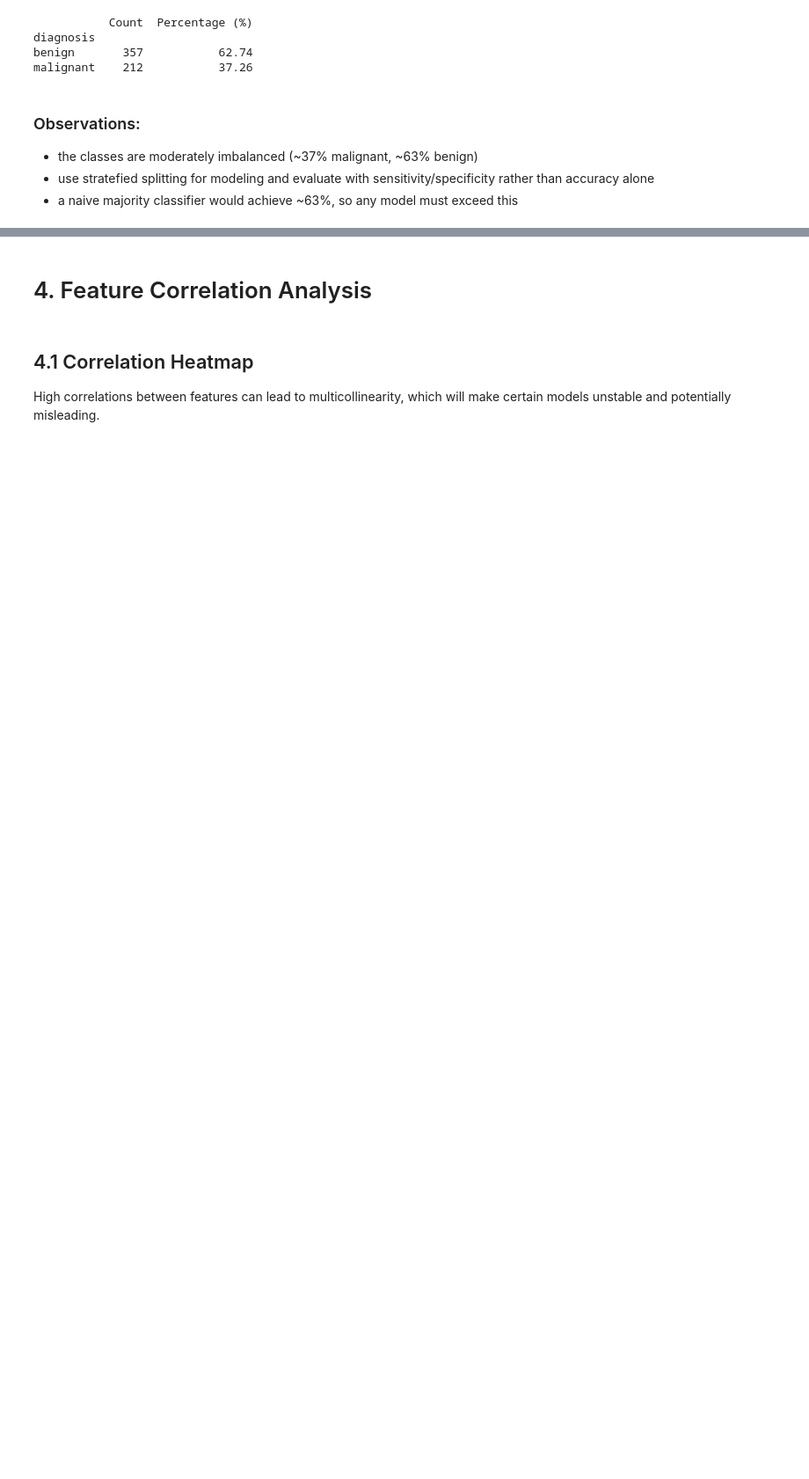
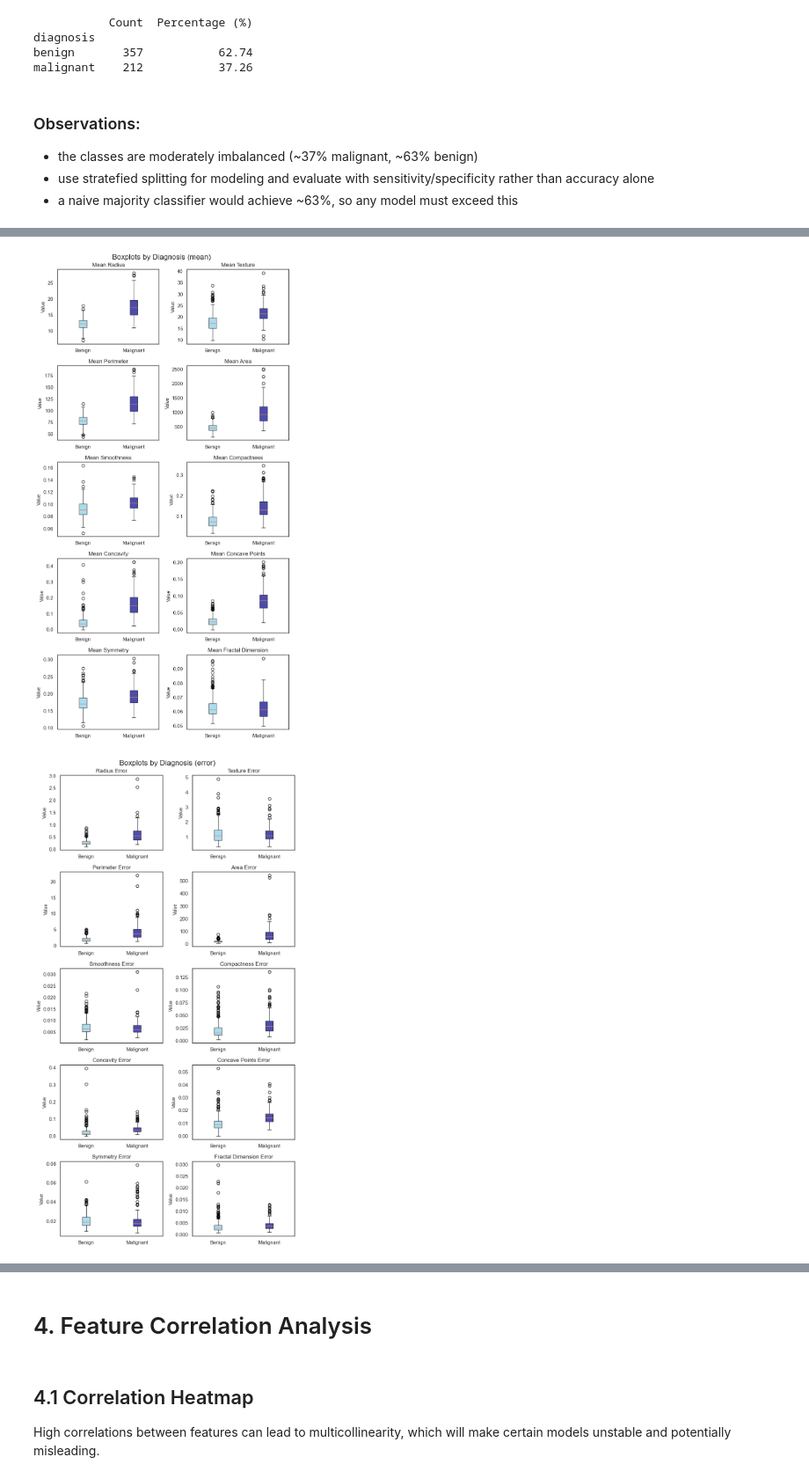
Before and after one commit to sarahcreighton/breast-cancer-classifier, a Jupyter notebook: notebooks/01_eda.ipynb, the cells around one changed output, grey strips where cells are left out. Shown at 88% size. Saved outputs shown, nothing was run; the diff lists cells and outputs as text; code cells hidden in the pictures; blank space fills up the shorter version.

```diff
--- a/notebooks/01_eda.ipynb
+++ b/notebooks/01_eda.ipynb
@@ -275,0 +277,44 @@ plt.show()
+# %%
+## Boxplots & Outlier Detection
+
+# create one figure per measure
+for m in measures:
+    feats = [col for col in df.columns if col.__contains__(m)]
+
+    fig, axes = plt.subplots(5, 2, figsize = (8, 15))
+    axes = axes.flatten()
+
+    for i, ft in enumerate(feats):
+
+        # split the data by diagnosis
+        ben = df[df["diagnosis"] == "benign"][ft]
+        mal = df[df["diagnosis"] == "malignant"][ft]
+
+        # draw the boxplot
+        bp = axes[i].boxplot(
+            [ben, mal],
+            tick_labels = ["Benign", "Malignant"],
+            patch_artist = True,
+            notch = False
+        )
+
+        # set boxes
+        bp["boxes"][0].set_facecolor(cols["benign"])
+        bp["boxes"][0].set_alpha(0.7)
+        bp["boxes"][1].set_facecolor(cols["malignant"])
+        bp["boxes"][1].set_alpha(0.7)
+
+        # add title/label
+        axes[i].set_title(ft.title(), fontsize=12)
+        axes[i].set_ylabel("Value", fontsize=10)
+
+        # turn off gridlines
+        axes[i].set_axisbelow(False)
+        axes[i].grid(False)
+
+    plt.suptitle(f"Boxplots by Diagnosis ({m})", fontsize=16)
+    plt.tight_layout()
+    plt.show()
+# %% [output]
+[figure, new version]
+[figure, added]
```
Also changed, not shown: parts of 23 cells of this notebook.
